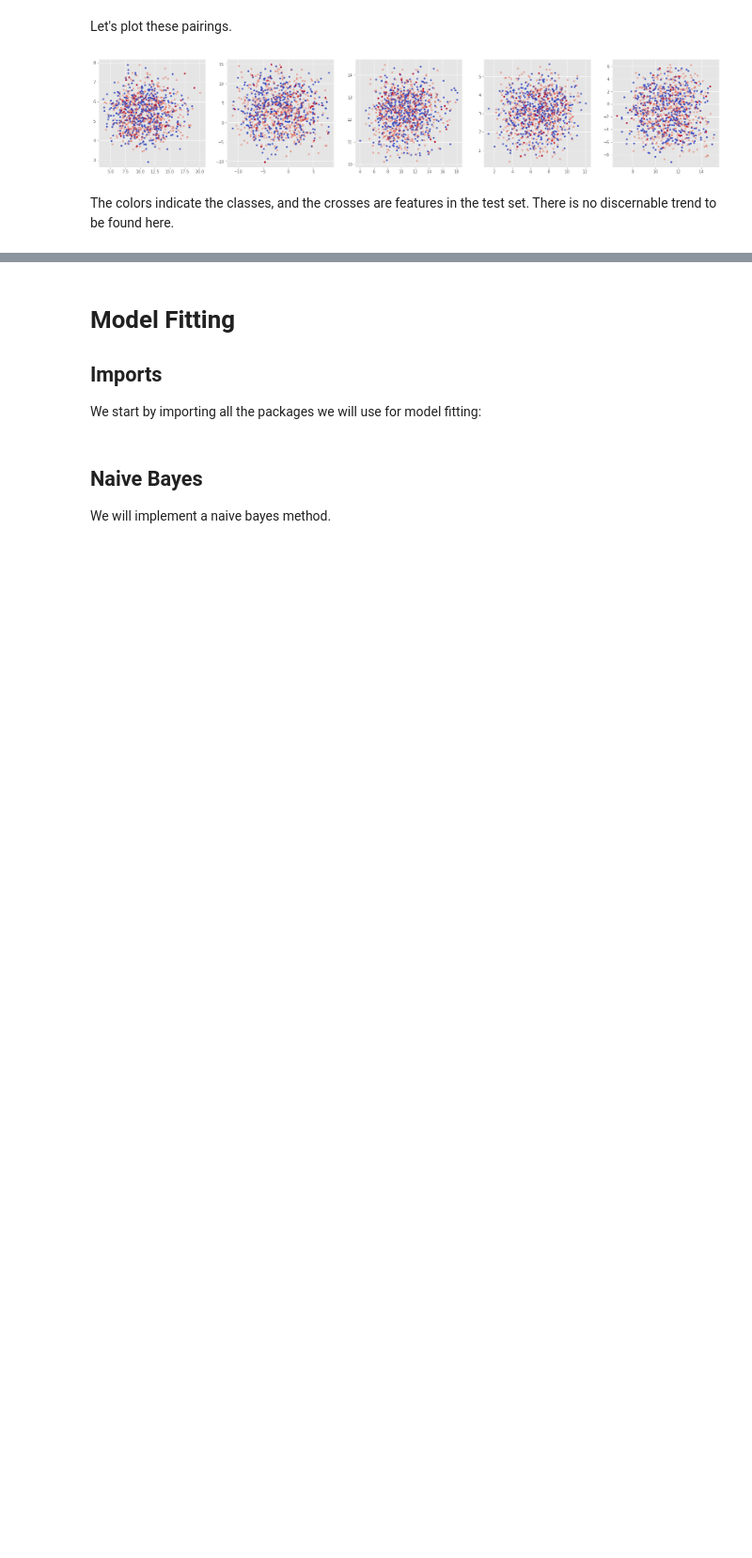
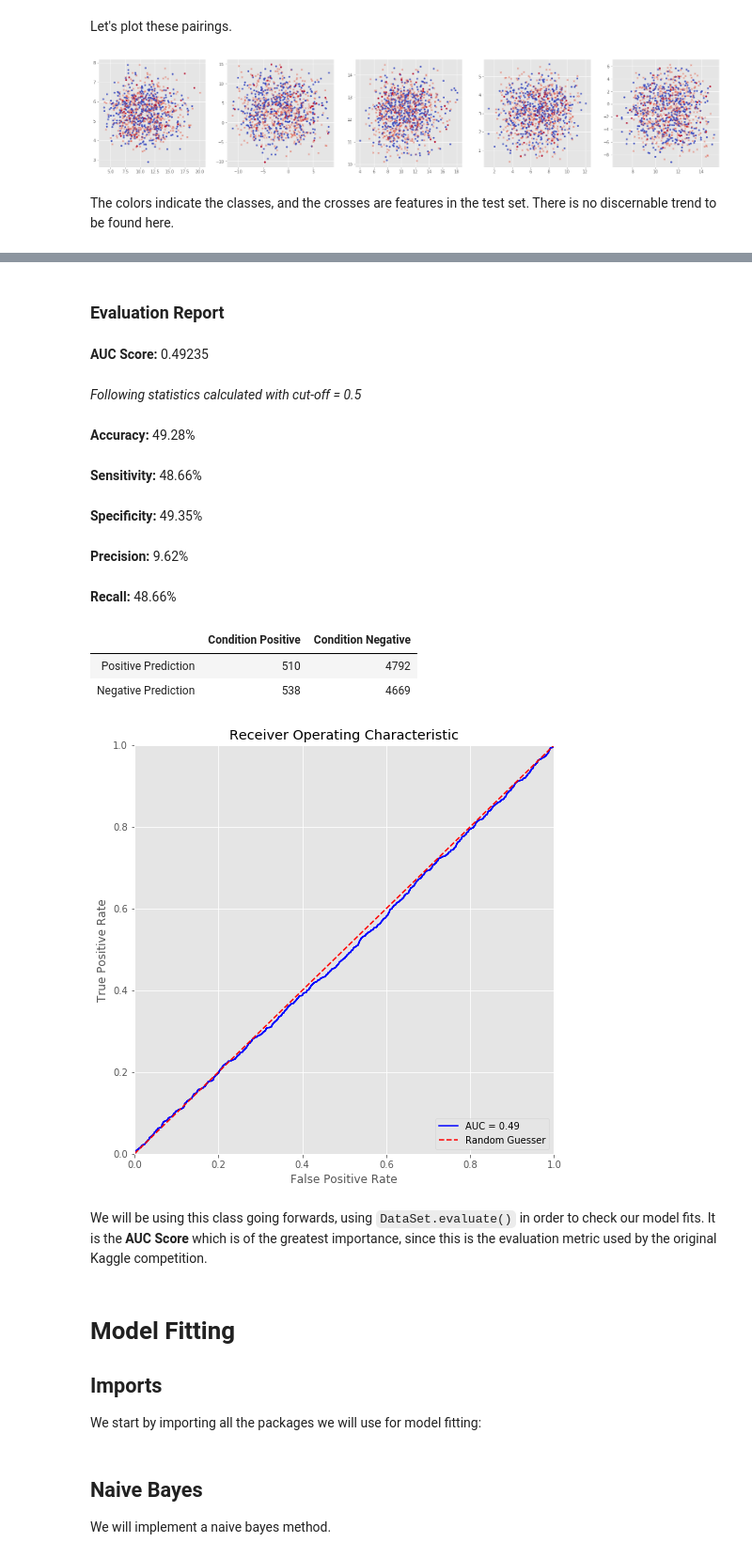
Before and after one commit to JakobGM/machine-learning-course, a Jupyter notebook: project/jakobgm.ipynb, the cells around one changed output, grey strips where cells are left out. Shown at 94% size. Saved outputs shown, nothing was run; the diff lists cells and outputs as text; code cells hidden in the pictures; blank space fills up the shorter version.

Commit message:
project: Add DataSet wrapper and LGBM model

```diff
--- a/project/jakobgm.ipynb
+++ b/project/jakobgm.ipynb
@@ -503,3 +755,23 @@ TODO.
+# %%
+predictions = np.random.uniform(size=datasets.small.test_split.y.size)
+datasets.small.evaluate(predictions, plot_roc=True)
+# %% [output]
+### Evaluation Report
+__AUC Score:__ 0.49235
+
+_Following statistics calculated with cut-off = 0.5_
+__Accuracy:__ 49.28%
+__Sensitivity:__ 48.66%
+__Specificity:__ 49.35%
+__Precision:__ 9.62%
+__Recall:__ 48.66%
+|  | Condition Positive | Condition Negative |
+| Positive Prediction | 510 | 4792 |
+| Negative Prediction | 538 | 4669 |
+[figure, added]
+# %% [markdown]
+We will be using this class going forwards, using `DataSet.evaluate()` in order to check our model fits.
+It is the **AUC Score** which is of the greatest importance, since this is the evaluation metric used by the original Kaggle competition.
 # %% [markdown]
 # Model Fitting
 
```
Also changed, not shown: parts of 28 cells of this notebook.
